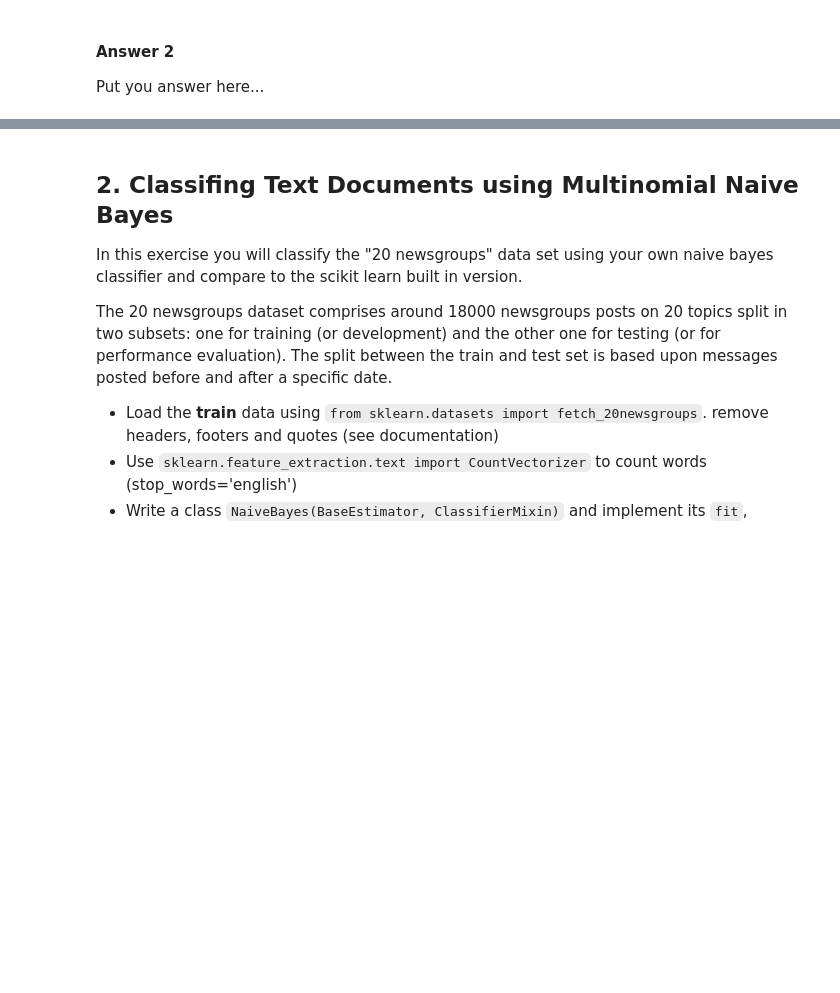
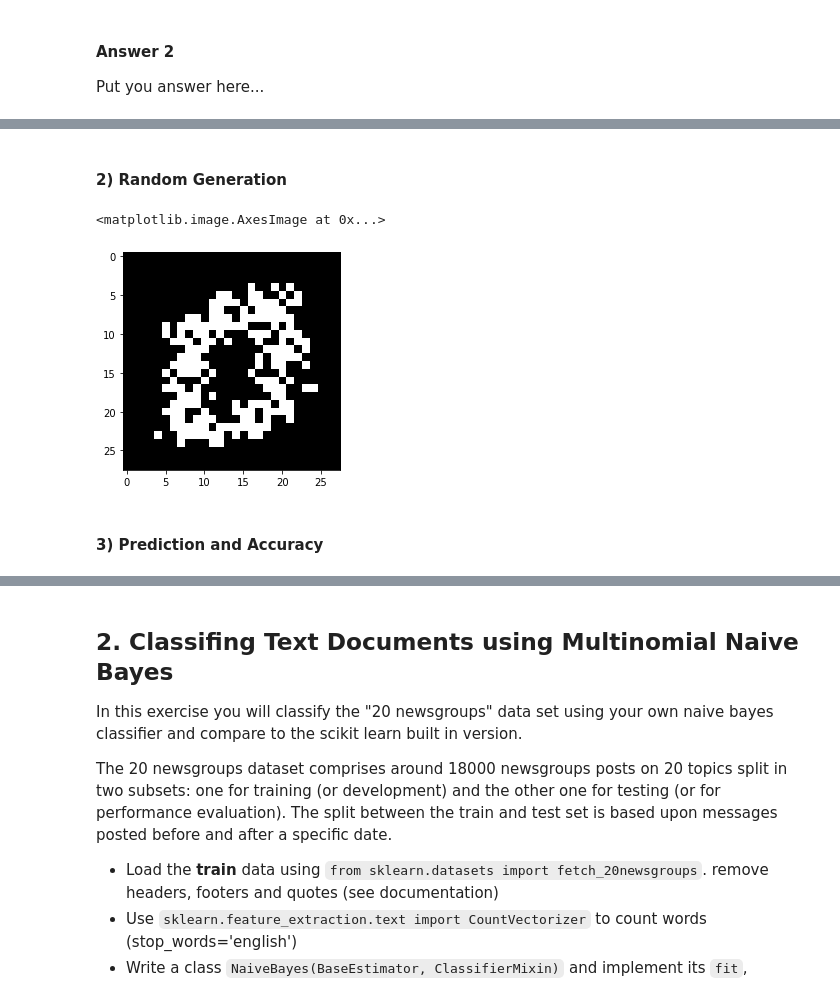
Before and after one commit to Shuaf98/y-data, a Jupyter notebook: ydata_supervised_learning/lecture2_NaiveBayes/NB_exercise_Shua.ipynb, the cells around one changed output, grey strips where cells are left out. Drawn from its saved outputs; the diff is of its cells as text; code cells hidden in the pictures; blank space fills up the shorter version.

```diff
--- a/ydata_supervised_learning/lecture2_NaiveBayes/NB_exercise_Shua.ipynb
+++ b/ydata_supervised_learning/lecture2_NaiveBayes/NB_exercise_Shua.ipynb
@@ -84,0 +205,19 @@ Put you answer here...
+# %% [markdown]
+#### 2) Random Generation
+# %%
+#need to generate an image
+prob = np.exp(clf.feature_log_prob_[0])
+random_nums = np.random.rand(len(clf.feature_log_prob_[0]))
+digits = []
+
+for i in range(len(prob)):
+    #The probability of a pixel being black in a digit class is high (likely part of a given class). Given a random number 'i',
+    # the more likely that this area is to be part of a class, the more likely that a random number 'i' will be smaller than that probability.
+    if random_nums[i] <= prob[i]:
+        digits.append(1)
+    else:
+        digits.append(0)
+plt.imshow(np.array(digits).reshape(28,28), cmap= 'gray')
+# %% [output]
+<matplotlib.image.AxesImage at 0x...>
+[figure, added]
@@ -84,0 +246,2 @@ Put you answer here...
+# %% [markdown]
+#### 3) Prediction and Accuracy
```
Also changed, not shown: parts of 38 cells of this notebook, 9 other files.
